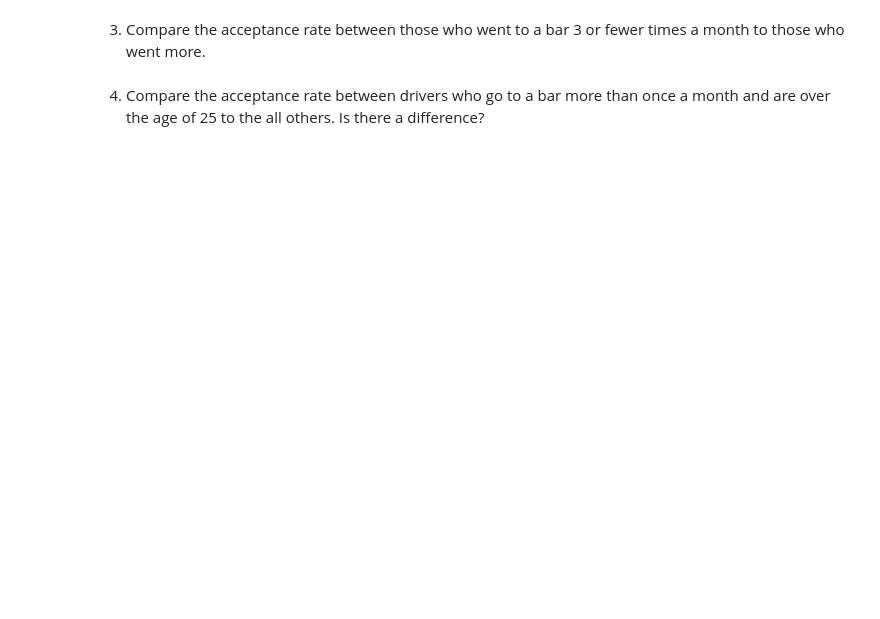
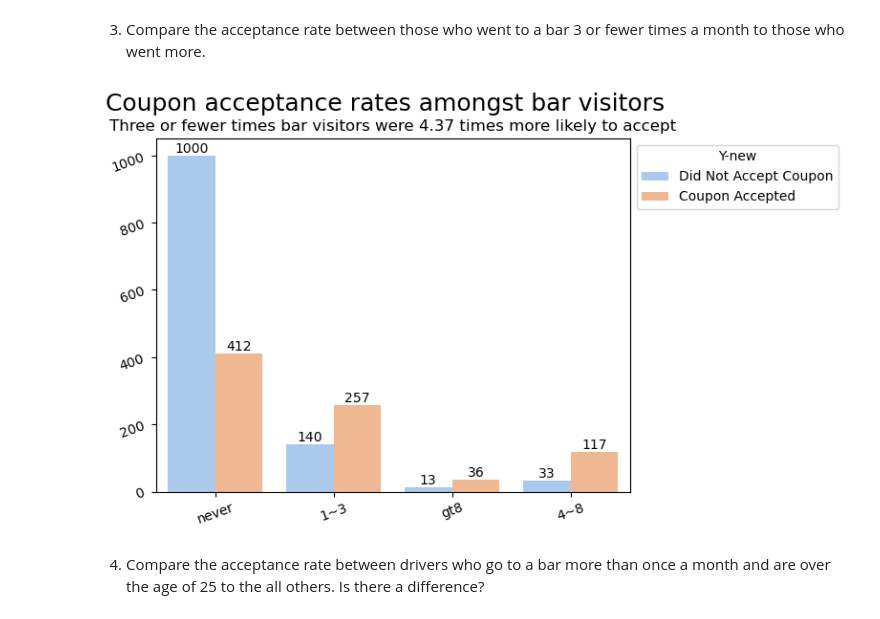
Before and after one commit to mgk2014/PCMLAI, a Jupyter notebook: coupons.ipynb, the cells around one changed output. Saved outputs shown, nothing was run; the diff lists cells and outputs as text; code cells hidden in the pictures; blank space fills up the shorter version.

```diff
--- a/coupons.ipynb
+++ b/coupons.ipynb
@@ -242,2 +275,21 @@ Now, we will lead you through an exploration of just the bar related coupons.
 # %% [markdown]
 3. Compare the acceptance rate between those who went to a bar 3 or fewer times a month to those who went more.
+# %%
+x = (
+    bar_coupons[bar_coupons['Y'] == 1]
+    .groupby(['Bar'])['Bar']
+    .count()
+)
+proportion_accepted_coupon = (x.loc['1~3'] + x.loc['never']) / (x.loc['4~8'] + x.loc['gt8'])
+proportion_accepted_coupon = format(proportion_accepted_coupon, ".2f")
+proportion_accepted_coupon
+
+subtitle = "Three or fewer times bar visitors were " + \
+            proportion_accepted_coupon + " times more likely to accept"
+
+ax = sns.countplot(bar_coupons, x='Bar', hue='Y-new')
+
+render_plot(ax, heading = 'Coupon acceptance rates amongst bar visitors',
+            subtitle=subtitle)
+# %% [output]
+[figure, added]
```
Also changed, not shown: parts of 19 cells of this notebook.
